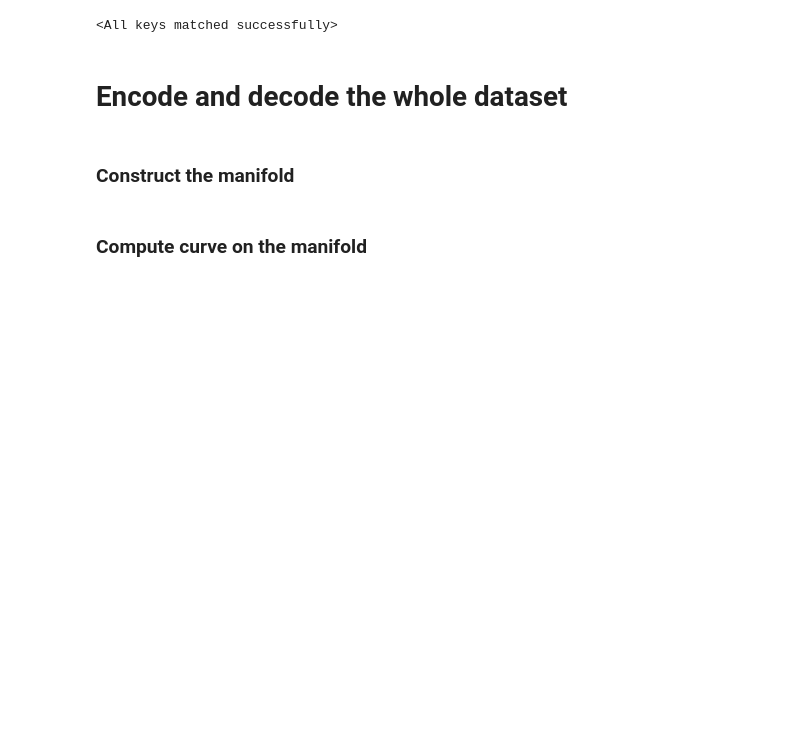
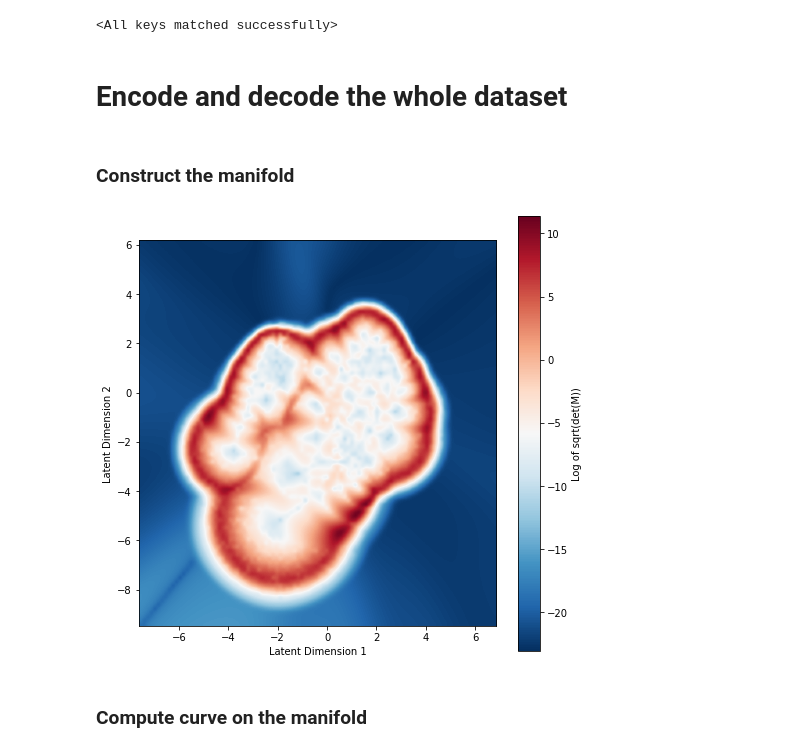
Before and after one commit to Clement-W/latent_space_oddity_MVA, a Jupyter notebook: Experiment2.ipynb, the cells around one changed output. Saved outputs shown, nothing was run; the diff lists cells and outputs as text; code cells hidden in the pictures; blank space fills up the shorter version.

```diff
--- a/Experiment2.ipynb
+++ b/Experiment2.ipynb
@@ -184,3 +151,20 @@ z1max, z2max = latent_means_np.max(0) + 0.
+# %%
+metric = riemannian_metric.Riemannian_metric(model_VAE_RBF)
+
+latent_means_np = latent_means.detach().numpy()
+
+# plot measure on latent space
+latent_means_np = latent_means.detach().numpy()
+z1min, z2min = latent_means_np.min(0) - 0.5
+z1max, z2max = latent_means_np.max(0) + 0.5
+fig, ax = plt.subplots(figsize=(8, 8))
+offset=3
+
+metric.plot_MZ(np.linspace(z1min-offset, z1max+offset, 100), np.linspace(z2min-offset, z2max+offset, 100),vae_rbfn=True)
+
+plt.show()
+# %% [output]
+[figure, added]
 # %% [markdown]
 ### Compute curve on the manifold
 # %%
```
Also changed, not shown: parts of 6 cells of this notebook.
